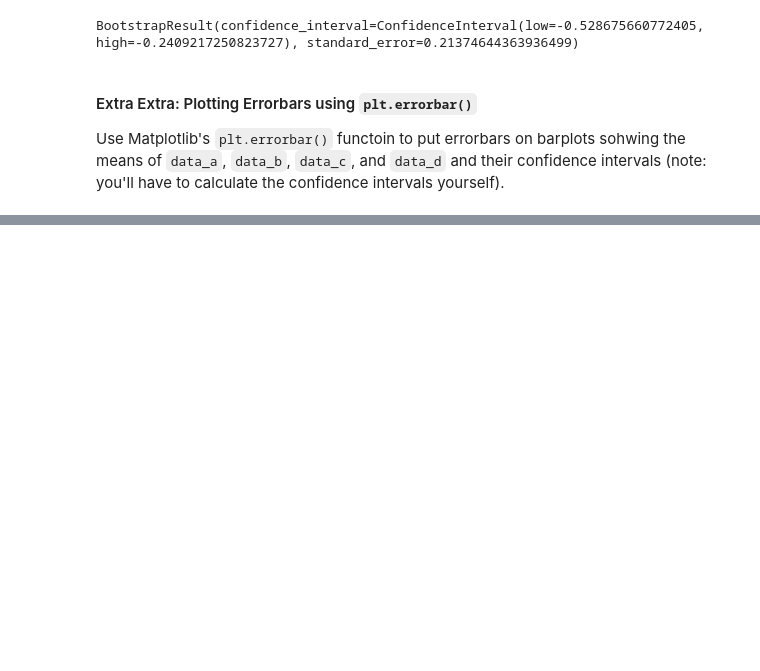
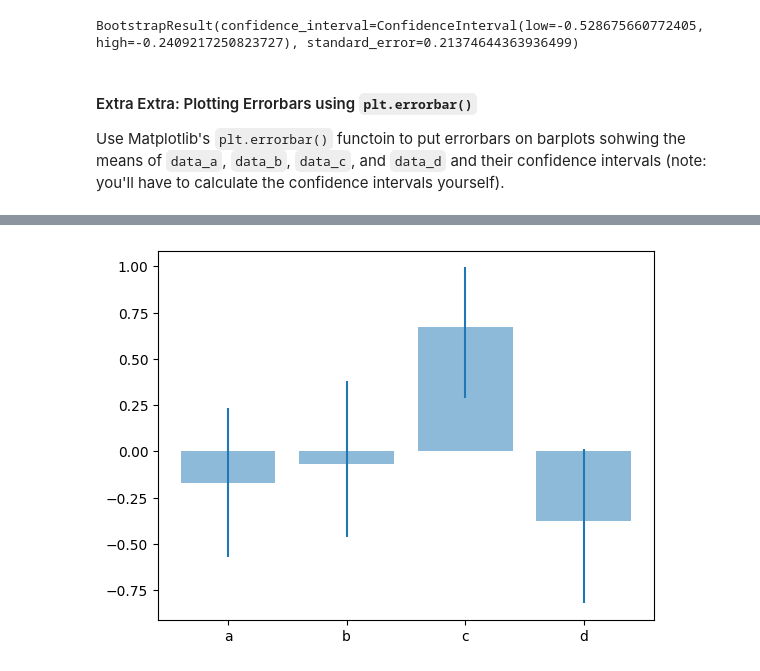
Before and after one commit to CodingForScientists/Intro2PythonMPI2022, a Jupyter notebook: Day3/3-3-ComparingMultipleVariables.solutions.ipynb, the cells around one changed output, grey strips where cells are left out. Drawn from its saved outputs; the diff is of its cells as text; code cells hidden in the pictures; blank space fills up the shorter version.

```diff
--- a/Day3/3-3-ComparingMultipleVariables.solutions.ipynb
+++ b/Day3/3-3-ComparingMultipleVariables.solutions.ipynb
@@ -221,0 +228,5 @@ plt.errorbar(
+# %%
+plt.bar(variables, data.mean(axis=0), alpha=.5);
+plt.vlines(x=variables, ymin=boots.confidence_interval.low, ymax=boots.confidence_interval.high);  # With vlines (probably simpler, since it takes absolute values.)
+# %% [output]
+[figure, added]
```
Also changed, not shown: parts of 5 cells of this notebook, 1 other file.
